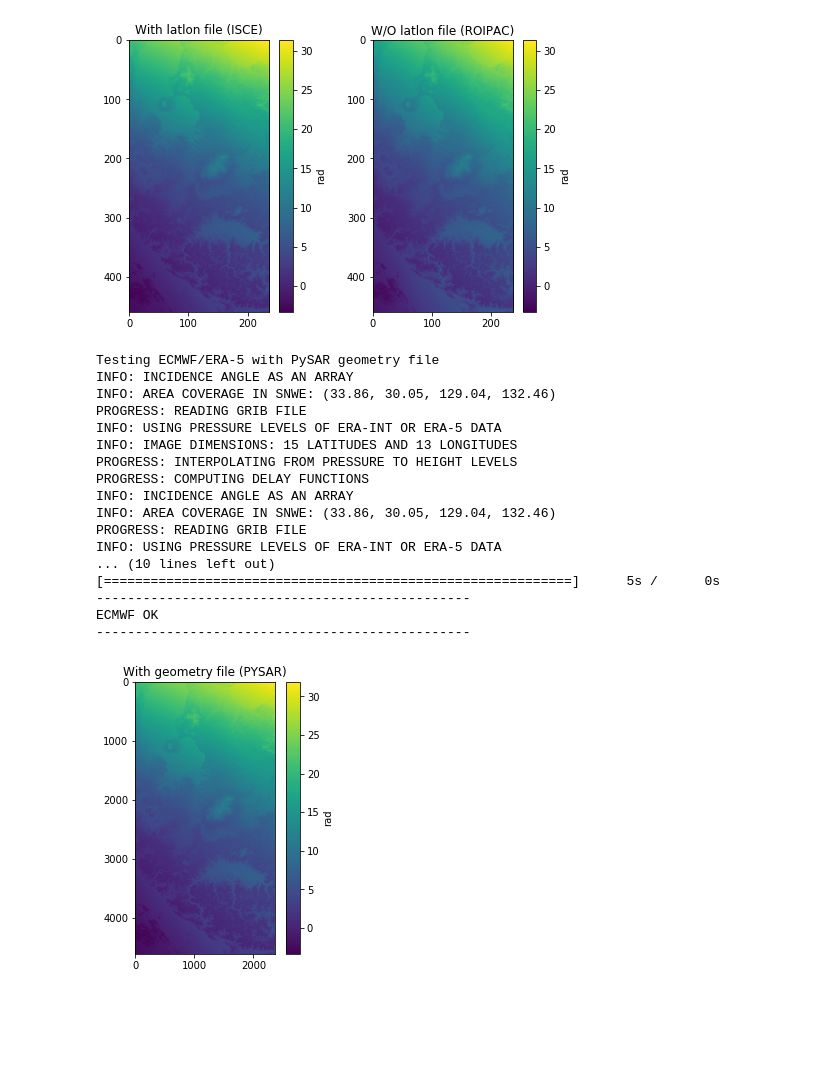
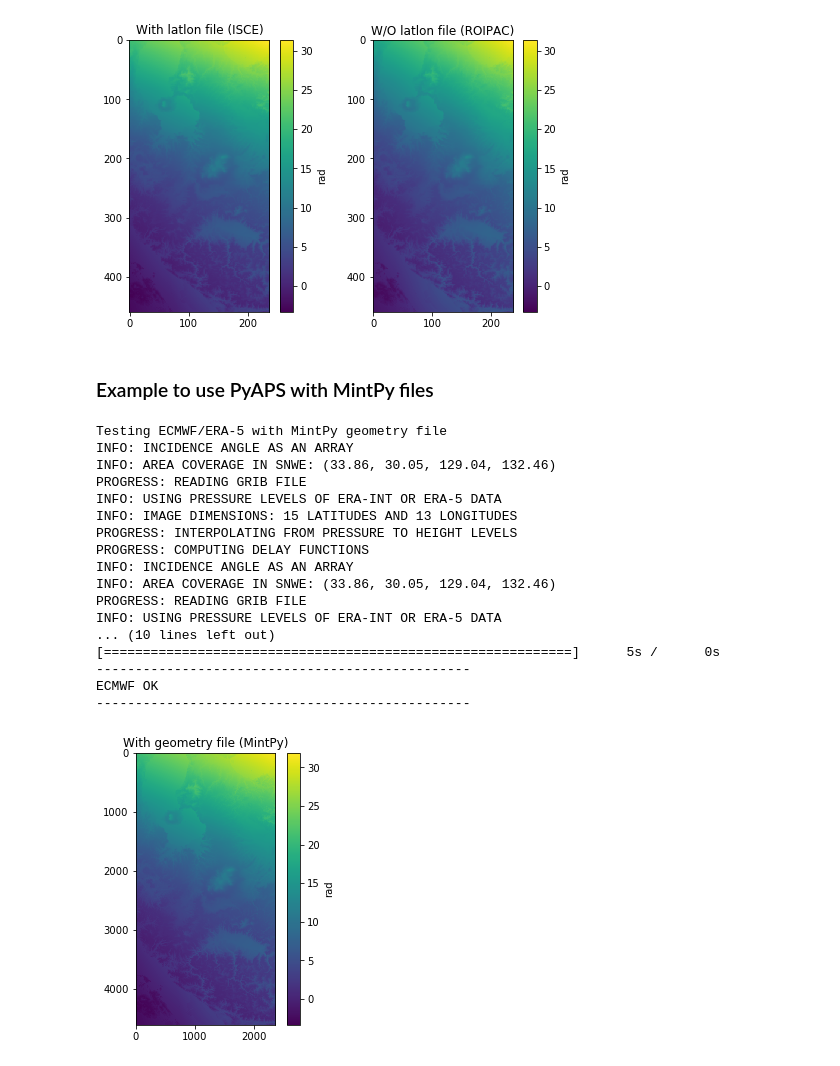
Before and after one commit to insarlab/PyAPS, a Jupyter notebook: examples/TestECMWF.ipynb, the cells around one changed output. Cells and saved outputs as stored; diff of their text form; code cells hidden in the pictures; blank space fills up the shorter version.

```diff
--- a/examples/TestECMWF.ipynb
+++ b/examples/TestECMWF.ipynb
@@ -98,13 +117,15 @@ PROGRESS: READING GRIB FILE
 ECMWF OK
 ------------------------------------------------
 [figure]
+# %% [markdown]
+### Example to use PyAPS with MintPy files
 # %%
-from pysar.utils import readfile
+from mintpy.utils import readfile
 date1, date2 = '20130426', '20140526'
-print('Testing ECMWF/ERA-5 with PySAR geometry file')
+print('Testing ECMWF/ERA-5 with MintPy geometry file')
 
 # read geometry files
-dem_file = os.path.expanduser('~/insarlab/Kirishima/AlosAT424F620_630/PYSAR/INPUTS/geometryRadar.h5')
+dem_file = os.path.expanduser('~/data/Kirishima/AlosAT424F620_630/mintpy/inputs/geometryRadar.h5')
 dem = readfile.read(dem_file, datasetName='height')[0]
 inc = readfile.read(dem_file, datasetName='incidenceAngle')[0]
 lat = readfile.read(dem_file, datasetName='latitude')[0]
@@ -120,33 +141,33 @@ aps1.getdelay(phs1, wvl=0.056)
 aps2.getdelay(phs2, wvl=0.056)
 LLphs = phs2-phs1
 
 # plot
 fig, ax = plt.subplots(num='ECMWF/ERA-5 for {}_{}'.format(date1, date2), nrows=1, ncols=1, figsize=[4, 5])
 im = ax.imshow(LLphs)
-ax.set_title('With geometry file (PYSAR)')
+ax.set_title('With geometry file (MintPy)')
 cbar = fig.colorbar(im, ax=ax)
 cbar.set_label('rad')
 
 print('------------------------------------------------')
 print('ECMWF OK')
 print('------------------------------------------------')
 plt.show()
 # %% [output]
-Testing ECMWF/ERA-5 with PySAR geometry file
+Testing ECMWF/ERA-5 with MintPy geometry file
 INFO: INCIDENCE ANGLE AS AN ARRAY
 INFO: AREA COVERAGE IN SNWE: (33.86, 30.05, 129.04, 132.46)
 PROGRESS: READING GRIB FILE
 INFO: USING PRESSURE LEVELS OF ERA-INT OR ERA-5 DATA
 INFO: IMAGE DIMENSIONS: 15 LATITUDES AND 13 LONGITUDES
 PROGRESS: INTERPOLATING FROM PRESSURE TO HEIGHT LEVELS
 PROGRESS: COMPUTING DELAY FUNCTIONS
 INFO: INCIDENCE ANGLE AS AN ARRAY
 INFO: AREA COVERAGE IN SNWE: (33.86, 30.05, 129.04, 132.46)
 PROGRESS: READING GRIB FILE
 INFO: USING PRESSURE LEVELS OF ERA-INT OR ERA-5 DATA
 ... (10 lines left out)
 [============================================================]      5s /      0s
 ------------------------------------------------
 ECMWF OK
 ------------------------------------------------
-[figure, old version]
+[figure, new version]
```
Also changed, not shown: parts of 5 cells of this notebook, 3 other files.
